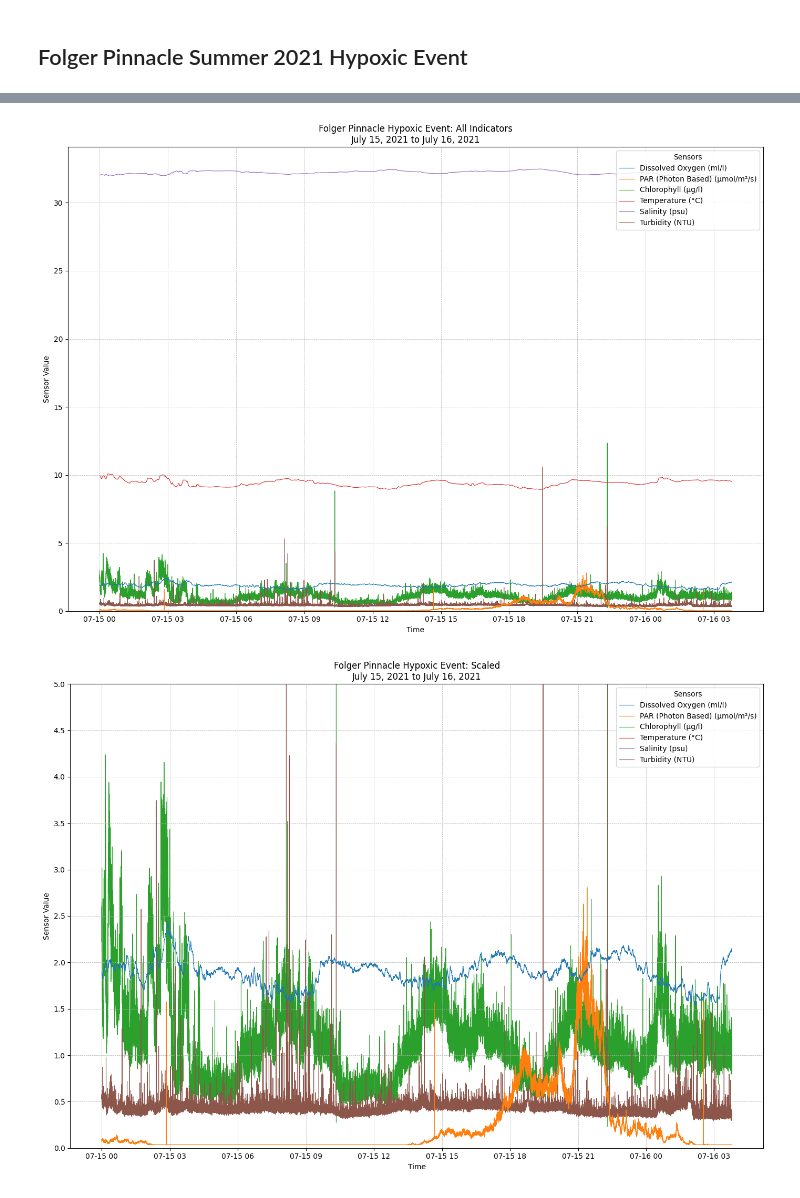
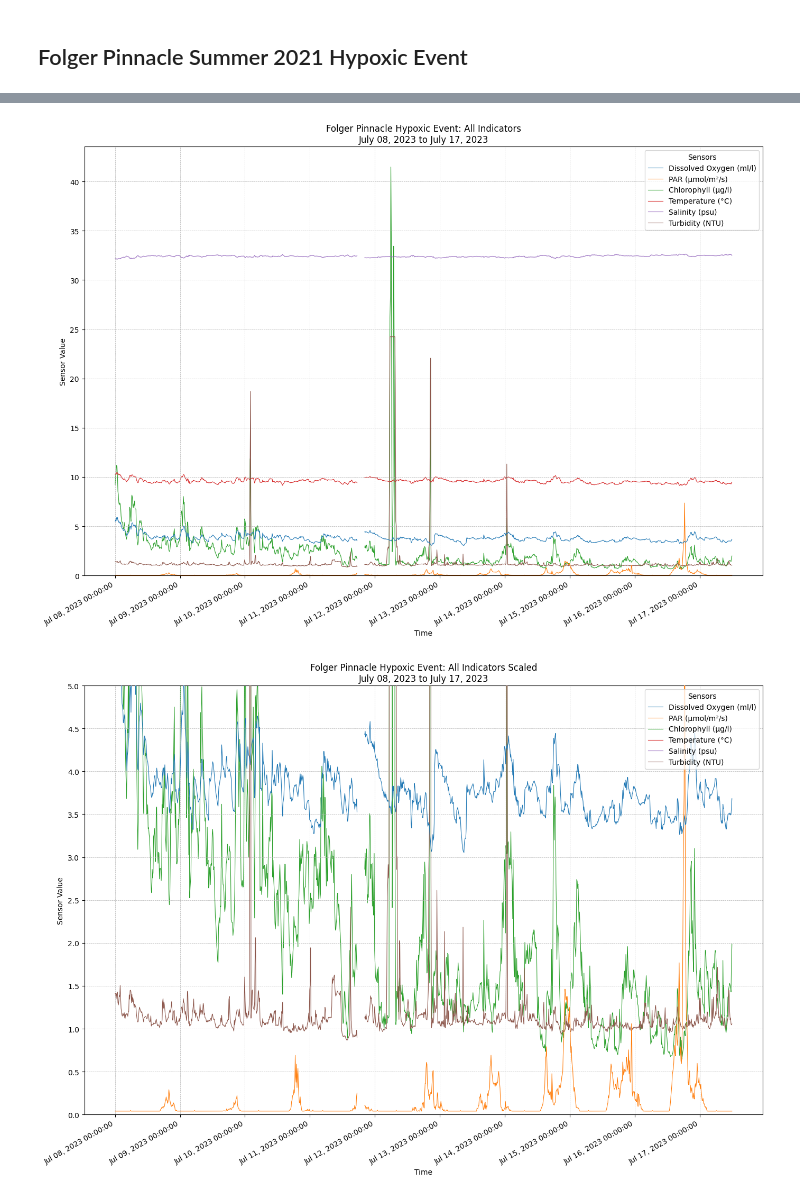
Before and after one commit to g-bertozzi/ONC-notebooks, a Jupyter notebook: deepnote/folger_pinnacle_hypoxic.ipynb, the cells around one changed output, grey strips where cells are left out. Cells and saved outputs as stored; diff of their text form; code cells hidden in the pictures.

```diff
--- a/deepnote/folger_pinnacle_hypoxic.ipynb
+++ b/deepnote/folger_pinnacle_hypoxic.ipynb
@@ -48,0 +48,17 @@ merged_indicators = hh.get_dataframe(start=dateFrom, end=dateTo, props=propCodes
+# %%
+# test dates
+start = "2023-07-08T00:00:00.000Z"
+end = "2023-09-11T12:00:00.000Z"
+
+# July through August 2021
+# specifically Jul 8 - Aug 11
+jul_9 = "2021-07-09T00:00:00.000Z"
+jul_11 = "2021-07-11T12:00:00.000Z"
+
+# April through October 2021
+# to get the bigger picture
+apr = "2021-04-01T00:00:00.000Z"
+octo = "2021-10-15T00:00:00.000Z"
+# %%
+# fetch dataframe of properties data
+test_indicators= hh.get_dataframe(start, end, propCodes)
@@ -49,10 +85,10 @@ merged_indicators = hh.get_dataframe(start=dateFrom, end=dateTo, props=propCodes
 # %%
 # plot all indicators
-hh.plot_all_sensors(df=merged_indicators, title="Folger Pinnacle Hypoxic Event: All Indicators")
+hh.plot_all_sensors(df=test_indicators, title="Folger Pinnacle Hypoxic Event: All Indicators")
 # %% [output]
-[figure, old version]
+[figure, new version]
 # %%
 # plot all indicators with scale
-hh.plot_all_sensors(df=merged_indicators, title="Folger Pinnacle Hypoxic Event: Scaled", ymax=5, ytick_freq=0.5)
+hh.plot_all_sensors(df=test_indicators, title="Folger Pinnacle Hypoxic Event: All Indicators Scaled", ymax=5, ytick_freq=0.5)
 # %% [output]
-[figure, old version]
+[figure, new version]
```
Also changed, not shown: parts of 27 cells of this notebook, 1 other file.
